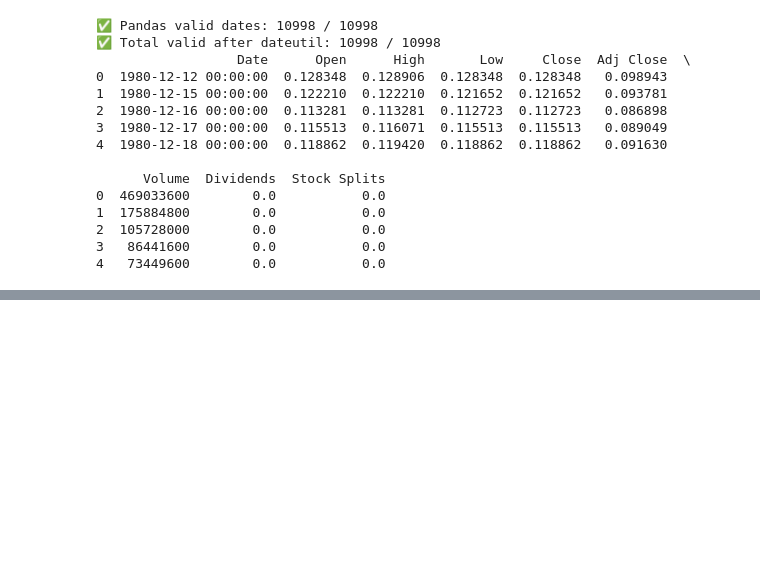
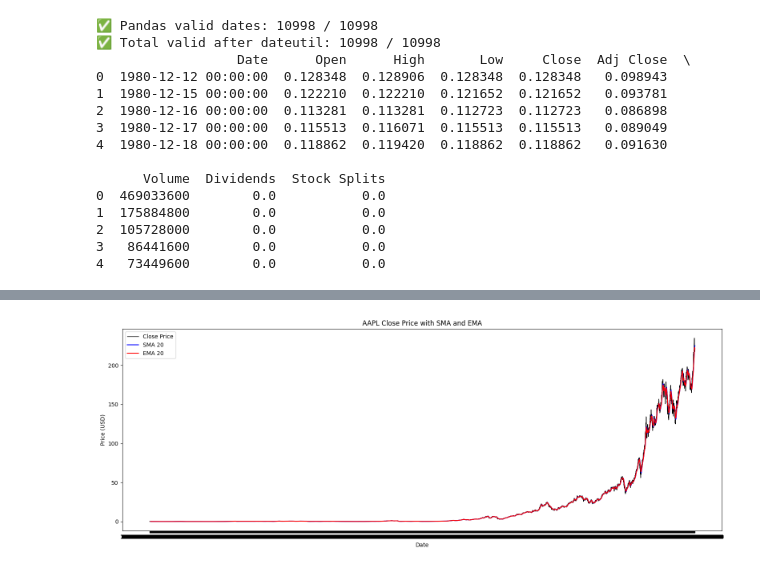
Before and after one commit to sumeyaaaa/analysis-of-financial-news-data, a Jupyter notebook: notebooks/task_2/AAPL_load_analysis.ipynb, the cells around one changed output, grey strips where cells are left out. Cells and saved outputs as stored; diff of their text form; code cells hidden in the pictures; blank space fills up the shorter version.

```diff
--- a/notebooks/task_2/AAPL_load_analysis.ipynb
+++ b/notebooks/task_2/AAPL_load_analysis.ipynb
@@ -27,0 +80,7 @@ print(df_aapl.head())
+# %%
+import talib
+
+df_aapl['SMA_20'] = talib.SMA(df_aapl['Close'], timeperiod=20)
+df_aapl['EMA_20'] = talib.EMA(df_aapl['Close'], timeperiod=20)
+# %%
+df_aapl['RSI_14'] = talib.RSI(df_aapl['Close'], timeperiod=14)
@@ -27,0 +91,15 @@ print(df_aapl.head())
+# %%
+import matplotlib.pyplot as plt
+
+plt.figure(figsize=(16, 6))
+plt.plot(df_aapl['Date'], df_aapl['Close'], label='Close Price', color='black', linewidth=1)
+plt.plot(df_aapl['Date'], df_aapl['SMA_20'], label='SMA 20', color='blue')
+plt.plot(df_aapl['Date'], df_aapl['EMA_20'], label='EMA 20', color='red')
+plt.title('AAPL Close Price with SMA and EMA')
+plt.xlabel('Date')
+plt.ylabel('Price (USD)')
+plt.legend()
+plt.tight_layout()
+plt.show()
+# %% [output]
+[figure, added]
```
Also changed, not shown: parts of 10 cells of this notebook, 6 other files.
